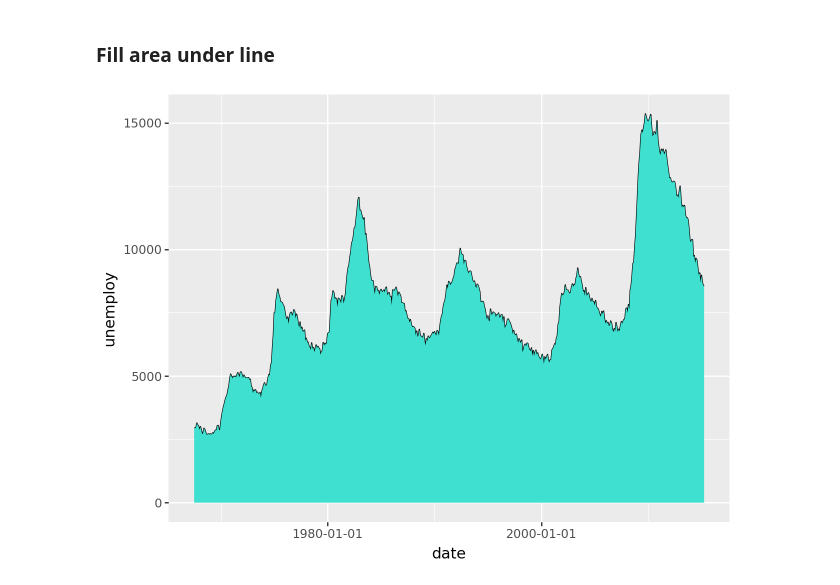
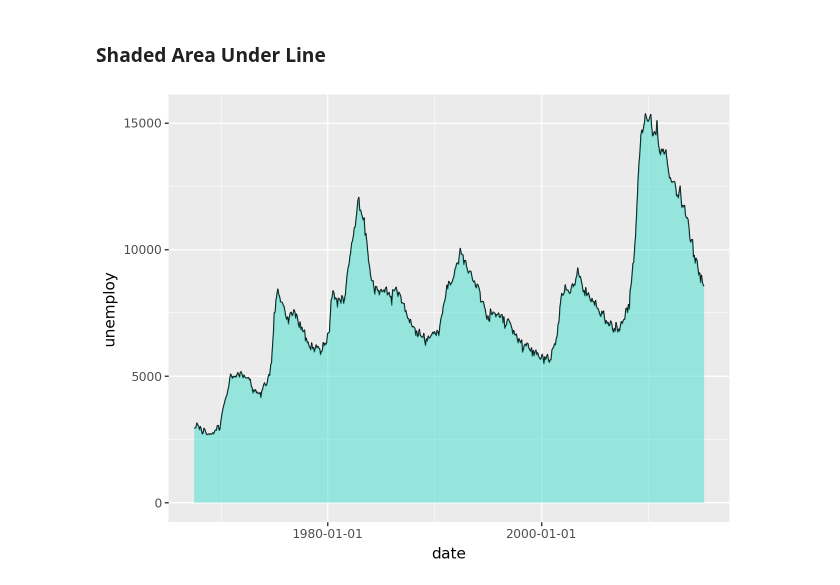
Before and after one commit to has2k1/plotnine-examples, a Jupyter notebook: plotnine_examples/examples/geom_area.ipynb, the cells around one changed output. Drawn from its saved outputs; the diff is of its cells as text; code cells hidden in the pictures.

```diff
--- a/plotnine_examples/examples/geom_area.ipynb
+++ b/plotnine_examples/examples/geom_area.ipynb
@@ -1,14 +1,14 @@
 # %%
 from plotnine import ggplot, aes, geom_area, geom_line
 from plotnine.data import economics
-# %% [markdown]
-### Fill area under line
+# %% [markdown]
+### Shaded Area Under Line
 # %%
 # Gallery, lines
 (
     ggplot(economics, aes(x="date", y="unemploy"))
     + geom_line()
-    + geom_area(fill="turquoise")
+    + geom_area(fill="turquoise", alpha=0.5)
 )
 # %% [output]
-[figure, old version]
+[figure, new version]
```
Also changed, not shown: 39 other files.
